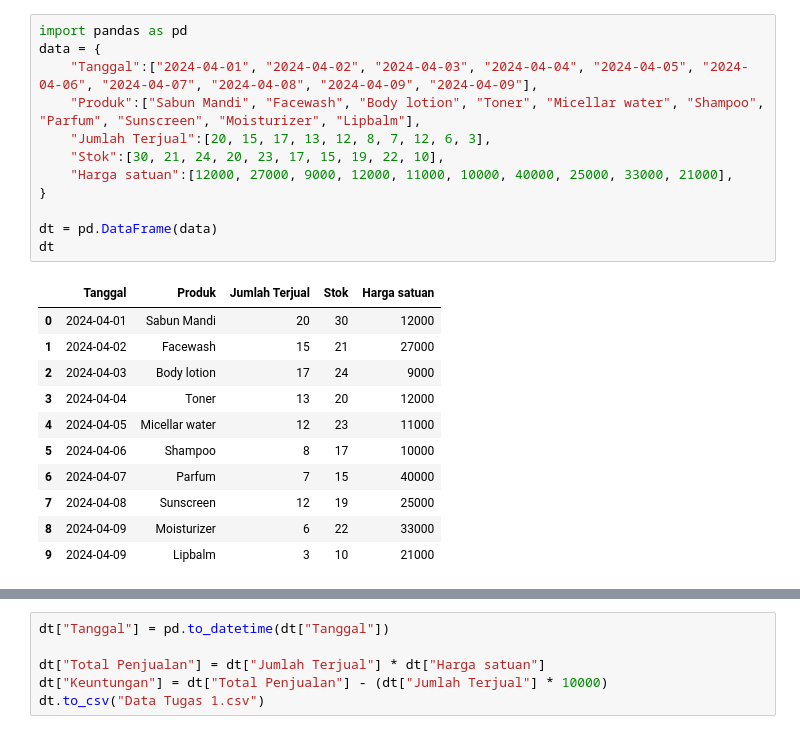
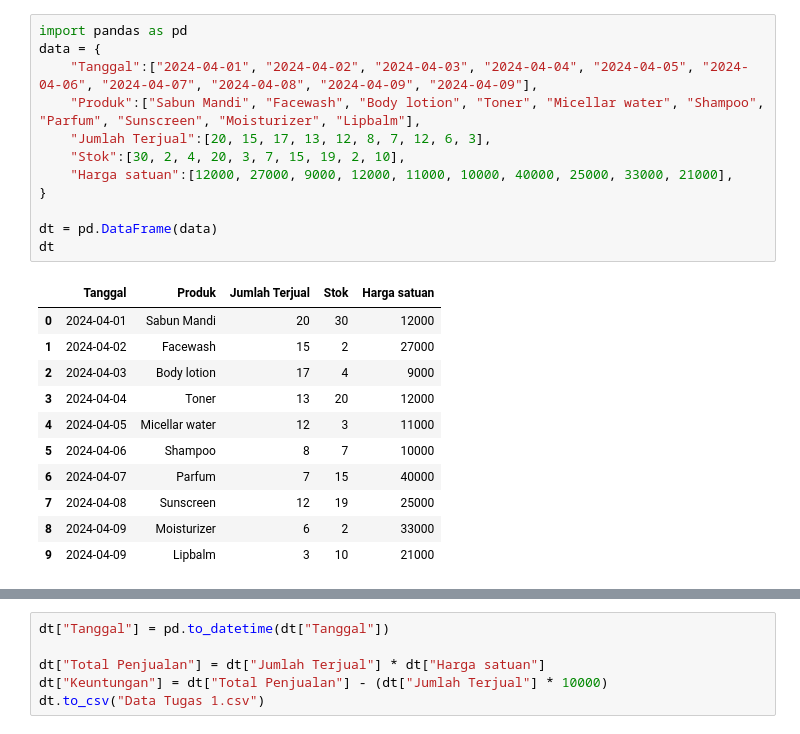
Before and after one commit to charlieve33/-Praktikum_AI_Workflow, a Jupyter notebook: Tugas_1_Workflow_AI_2306007_Eva_Carlia.ipynb, the cells around one changed output, grey strips where cells are left out. Cells and saved outputs as stored; diff of their text form.

```diff
--- a/Tugas_1_Workflow_AI_2306007_Eva_Carlia.ipynb
+++ b/Tugas_1_Workflow_AI_2306007_Eva_Carlia.ipynb
@@ -3,26 +3,26 @@
 # %%
 import pandas as pd
 data = {
     "Tanggal":["2024-04-01", "2024-04-02", "2024-04-03", "2024-04-04", "2024-04-05", "2024-04-06", "2024-04-07", "2024-04-08", "2024-04-09", "2024-04-09"],
     "Produk":["Sabun Mandi", "Facewash", "Body lotion", "Toner", "Micellar water", "Shampoo", "Parfum", "Sunscreen", "Moisturizer", "Lipbalm"],
     "Jumlah Terjual":[20, 15, 17, 13, 12, 8, 7, 12, 6, 3],
-    "Stok":[30, 21, 24, 20, 23, 17, 15, 19, 22, 10],
+    "Stok":[30, 2, 4, 20, 3, 7, 15, 19, 2, 10],
     "Harga satuan":[12000, 27000, 9000, 12000, 11000, 10000, 40000, 25000, 33000, 21000],
 }
 
 dt = pd.DataFrame(data)
 dt
 # %% [output]
 |  | Tanggal | Produk | Jumlah Terjual | Stok | Harga satuan |
 | 0 | 2024-04-01 | Sabun Mandi | 20 | 30 | 12000 |
-| 1 | 2024-04-02 | Facewash | 15 | 21 | 27000 |
-| 2 | 2024-04-03 | Body lotion | 17 | 24 | 9000 |
+| 1 | 2024-04-02 | Facewash | 15 | 2 | 27000 |
+| 2 | 2024-04-03 | Body lotion | 17 | 4 | 9000 |
 | 3 | 2024-04-04 | Toner | 13 | 20 | 12000 |
-| 4 | 2024-04-05 | Micellar water | 12 | 23 | 11000 |
-| 5 | 2024-04-06 | Shampoo | 8 | 17 | 10000 |
+| 4 | 2024-04-05 | Micellar water | 12 | 3 | 11000 |
+| 5 | 2024-04-06 | Shampoo | 8 | 7 | 10000 |
 | 6 | 2024-04-07 | Parfum | 7 | 15 | 40000 |
 | 7 | 2024-04-08 | Sunscreen | 12 | 19 | 25000 |
-| 8 | 2024-04-09 | Moisturizer | 6 | 22 | 33000 |
+| 8 | 2024-04-09 | Moisturizer | 6 | 2 | 33000 |
 | 9 | 2024-04-09 | Lipbalm | 3 | 10 | 21000 |
 # %%
 dt.info()
```
Also changed, not shown: parts of 4 cells of this notebook.
